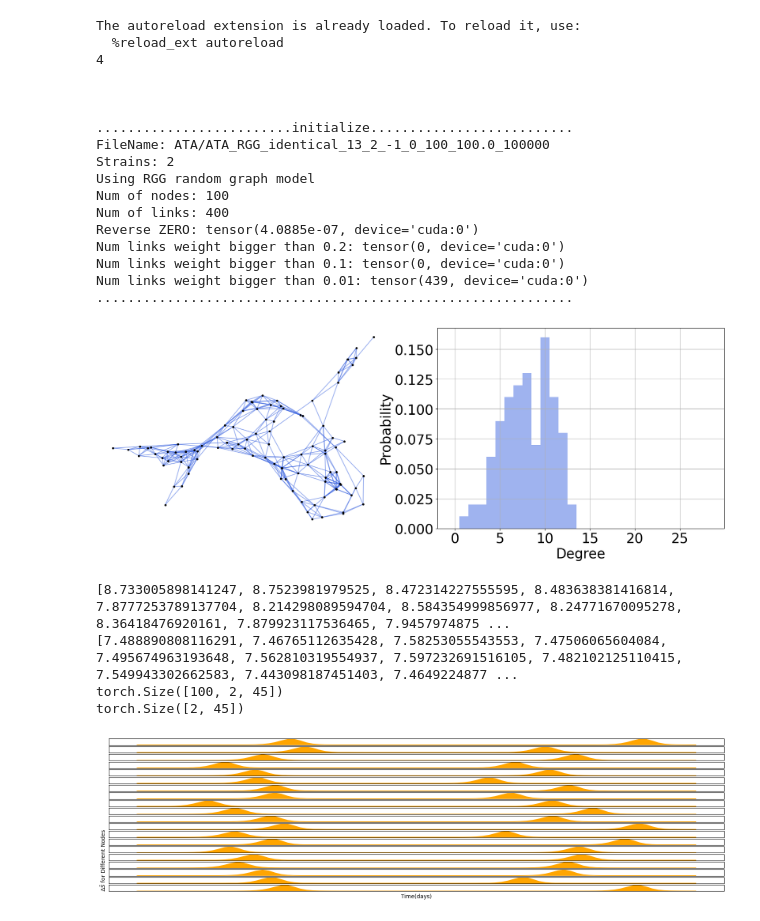
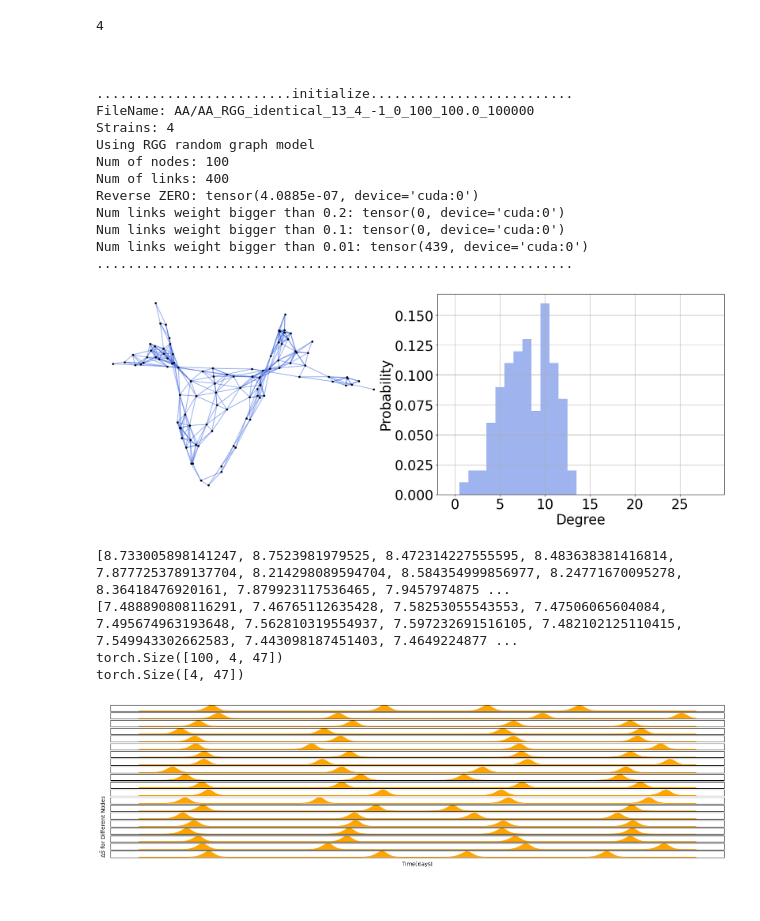
Before and after one commit to bizhili/Topology_Learning_Epis, a Jupyter notebook: test_multi_cities_no_att.ipynb, the cells around one changed output. Cells and saved outputs as stored; diff of their text form; code cells hidden in the pictures.

```diff
--- a/test_multi_cities_no_att.ipynb
+++ b/test_multi_cities_no_att.ipynb
@@ -28,7 +28,7 @@ parser = argparse.ArgumentParser(description='Topology fitting parameters')
 pramameters.add_arguments(parser)
 paras= pramameters.read_arguments(parser)
 #preset
-paras.modelLoad= "ATA"
+paras.modelLoad= "AA"
 
 #realGraphs= ["contious_Africa", "contious_china", "contious_EU", "contious_usa", "mobility_german", "mobility_us"]
 realGraphs2= ["global_air", "us_air"]
@@ -39,7 +39,7 @@ paras.epoches= 100000
 paras.intense= -1
 paras.seed= 13
 paras.plot= "spring"
-paras.strains= 2
+paras.strains= 4
 paras.dense= 0
 paras.identicalf= 0.01
 paras.n= 100
@@ -113,38 +113,36 @@ utils.log_print(printFlag,"Strains:", paras.strains)
 utils.log_print(printFlag,"Using", paras.randomGraph,"random graph model")
 utils.log_print(printFlag,"Num of nodes:", G.number_of_nodes())
 utils.log_print(printFlag,"Num of links:", G.number_of_edges())
 Zmat= A_mat.create_A_mat(Aw, P)
 Zmat2= A_mat.reverse_A_mat(Zmat-torch.eye(Aw.shape[0], dtype= torch.float32, device= Aw.device), P)
 utils.log_print(printFlag,"Reverse ZERO:", torch.sum(torch.abs(Zmat2-Aw)))
 utils.log_print(printFlag,"Num links weight bigger than 0.2:", torch.sum(Zmat>0.2)-paras.n)
 utils.log_print(printFlag,"Num links weight bigger than 0.1:", torch.sum(Zmat>0.1)-paras.n)
 utils.log_print(printFlag,"Num links weight bigger than 0.01:", torch.sum(Zmat>0.01)-paras.n)
 utils.log_print(printFlag,".............................................................")
 #plot this network
 if plotFlag==1:
     if paras.plot== "2d_RGG":
         plotGraph.plot_2d_RGG(G, pos)
     elif paras.plot== "spring":
         plotGraph.plot_spring_and_degree(G)
 # %% [output]
-The autoreload extension is already loaded. To reload it, use:
-  %reload_ext autoreload
 4
 
 
 
 .........................initialize..........................
-FileName: ATA/ATA_RGG_identical_13_2_-1_0_100_100.0_100000
-Strains: 2
+FileName: AA/AA_RGG_identical_13_4_-1_0_100_100.0_100000
+Strains: 4
 Using RGG random graph model
 Num of nodes: 100
 Num of links: 400
 Reverse ZERO: tensor(4.0885e-07, device='cuda:0')
 Num links weight bigger than 0.2: tensor(0, device='cuda:0')
 Num links weight bigger than 0.1: tensor(0, device='cuda:0')
 Num links weight bigger than 0.01: tensor(439, device='cuda:0')
 .............................................................
-[figure, old version]
+[figure, new version]
 # %%
 R0s_taus= [[random.uniform(paras.R0Mean-paras.R0Std, paras.R0Mean+paras.R0Std),
             random.uniform(paras.tauMean-paras.tauStd, paras.tauMean+paras.tauStd)] for _ in range(40)]
@@ -178,9 +176,9 @@ print(divide[i, :].shape)
 # %% [output]
 [8.733005898141247, 8.7523981979525, 8.472314227555595, 8.483638381416814, 7.8777253789137704, 8.214298089594704, 8.584354999856977, 8.24771670095278, 8.36418476920161, 7.879923117536465, 7.9457974875 ...
 [7.488890808116291, 7.46765112635428, 7.58253055543553, 7.47506065604084, 7.495674963193648, 7.562810319554937, 7.597232691516105, 7.482102125110415, 7.549943302662583, 7.443098187451403, 7.4649224877 ...
-torch.Size([100, 2, 45])
-torch.Size([2, 45])
+torch.Size([100, 4, 47])
+torch.Size([4, 47])
-[figure, old version]
+[figure, new version]
 # %%
 def rank_nodes_by_distance(G, source_node):
     # Get distances from the source_node to all other nodes
```
Also changed, not shown: parts of 11 cells of this notebook, 28 other files.
